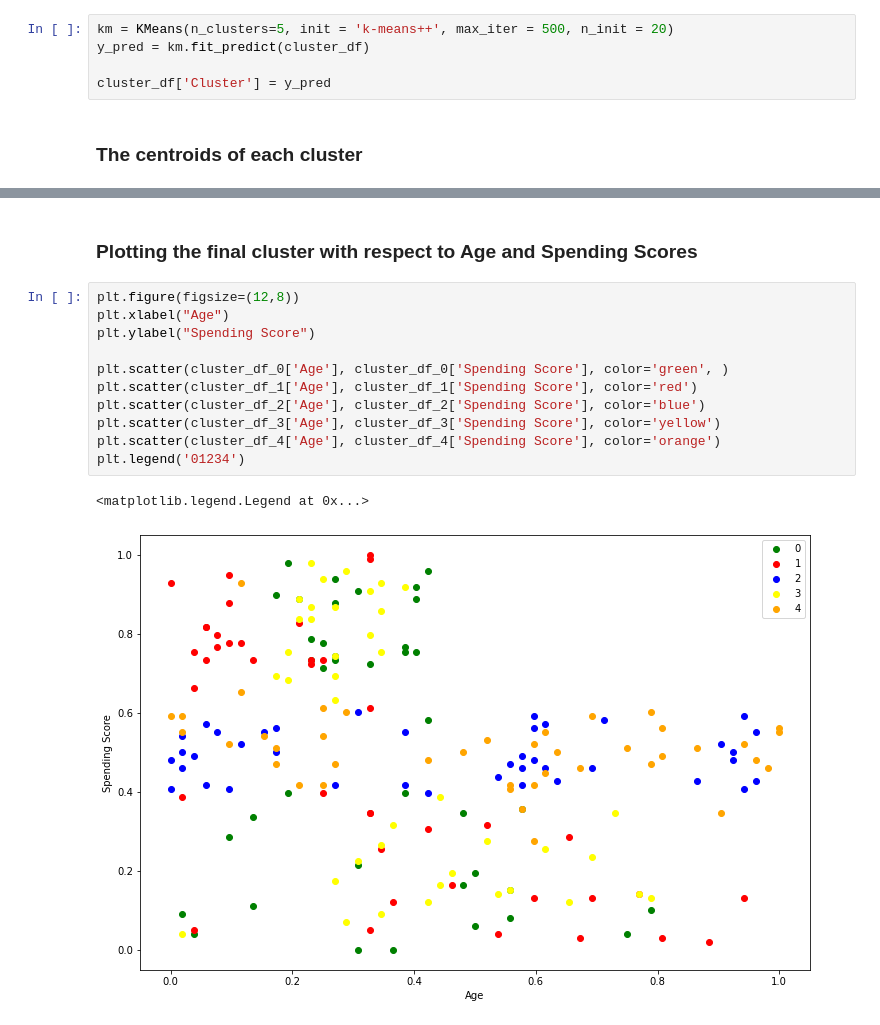
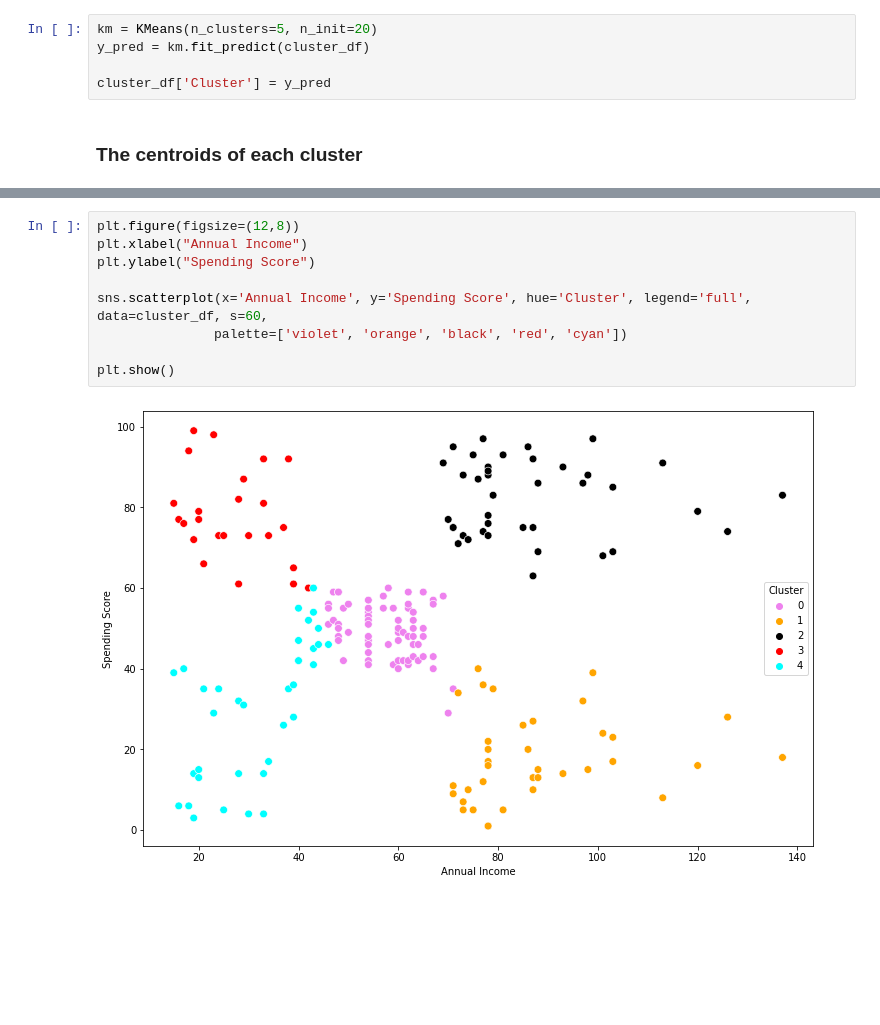
Before and after one commit to Ab2207/General-Projects-Data-Analysis, a Jupyter notebook: Customer Segmentation.ipynb, the cells around one changed output, grey strips where cells are left out. Saved outputs shown, nothing was run; the diff lists cells and outputs as text; blank space fills up the shorter version.

```diff
--- a/Customer Segmentation.ipynb
+++ b/Customer Segmentation.ipynb
@@ -220,5 +215,5 @@ grid_search.best_params_
 # %%
-km = KMeans(n_clusters=5, init = 'k-means++', max_iter = 500, n_init = 20)
+km = KMeans(n_clusters=5, n_init=20)
 y_pred = km.fit_predict(cluster_df)
 
 cluster_df['Cluster'] = y_pred
@@ -259,16 +232,11 @@ plt.legend('01234')
-# %% [markdown]
-### Plotting the final cluster with respect to Age and Spending Scores
-# %%
-plt.figure(figsize=(12,8))
-plt.xlabel("Age")
-plt.ylabel("Spending Score")
-
-plt.scatter(cluster_df_0['Age'], cluster_df_0['Spending Score'], color='green', )
-plt.scatter(cluster_df_1['Age'], cluster_df_1['Spending Score'], color='red')
-plt.scatter(cluster_df_2['Age'], cluster_df_2['Spending Score'], color='blue')
-plt.scatter(cluster_df_3['Age'], cluster_df_3['Spending Score'], color='yellow')
-plt.scatter(cluster_df_4['Age'], cluster_df_4['Spending Score'], color='orange')
-plt.legend('01234')
-# %% [output]
-<matplotlib.legend.Legend at 0x...>
-[figure, removed]
+# %%
+plt.figure(figsize=(12,8))
+plt.xlabel("Annual Income")
+plt.ylabel("Spending Score")
+
+sns.scatterplot(x='Annual Income', y='Spending Score', hue='Cluster', legend='full', data=cluster_df, s=60,
+               palette=['violet', 'orange', 'black', 'red', 'cyan'])
+
+plt.show()
+# %% [output]
+[figure, added]
```
Also changed, not shown: parts of 12 cells of this notebook.
